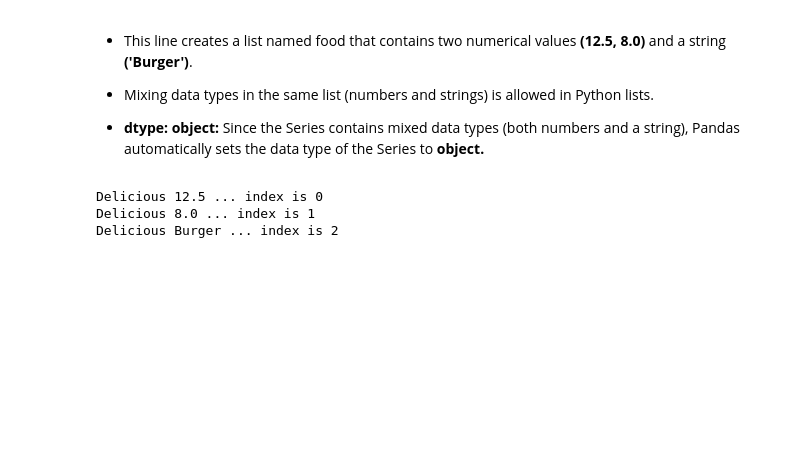
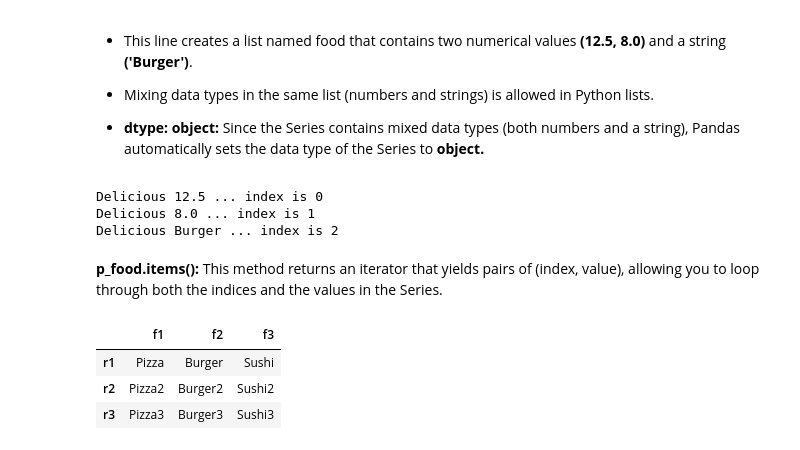
Before and after one commit to malihemaboodi/Basic-of-Pandas-for-beginner, a Jupyter notebook: Basic_of_Pandas.ipynb, the cells around one changed output. Cells and saved outputs as stored; diff of their text form; code cells hidden in the pictures; blank space fills up the shorter version.

```diff
--- a/Basic_of_Pandas.ipynb
+++ b/Basic_of_Pandas.ipynb
@@ -210,3 +210,38 @@ for index, item in p_food.items():
 Delicious 12.5 ... index is 0
 Delicious 8.0 ... index is 1
 Delicious Burger ... index is 2
+# %% [markdown]
+**p_food.items():** This method returns an iterator that yields pairs of (index, value), allowing you to loop through both the indices and the values in the Series.
+# %%
+# First dictionary for food
+food = {
+    'f1': 'Pizza',
+    'f2': 'Burger',
+    'f3': 'Sushi'
+}
+p_food = pd.Series(food)
+
+# Second dictionary for food
+food = {
+    'f1': 'Pizza2',
+    'f2': 'Burger2',
+    'f3': 'Sushi2'
+}
+p_food2 = pd.Series(food)
+
+# Third dictionary for food
+food = {
+    'f1': 'Pizza3',
+    'f2': 'Burger3',
+    'f3': 'Sushi3'
+}
+p_food3 = pd.Series(food)
+
+# Creating a DataFrame from the three Series
+df = pd.DataFrame([p_food, p_food2, p_food3], index=['r1', 'r2', 'r3'])
+df
+# %% [output]
+|  | f1 | f2 | f3 |
+| r1 | Pizza | Burger | Sushi |
+| r2 | Pizza2 | Burger2 | Sushi2 |
+| r3 | Pizza3 | Burger3 | Sushi3 |
```
Also changed, not shown: parts of 3 cells of this notebook.
